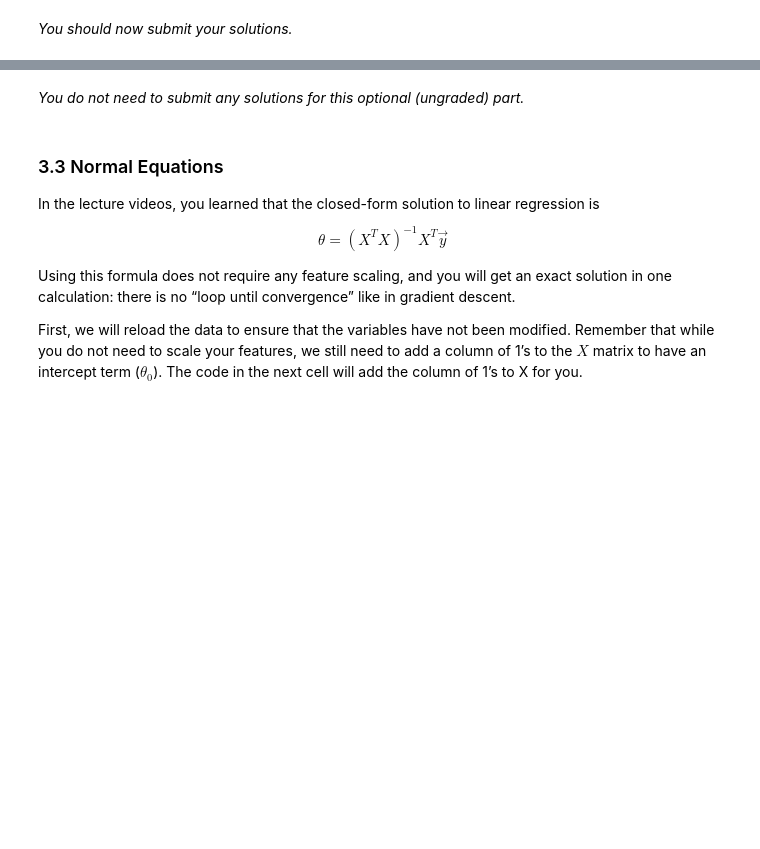
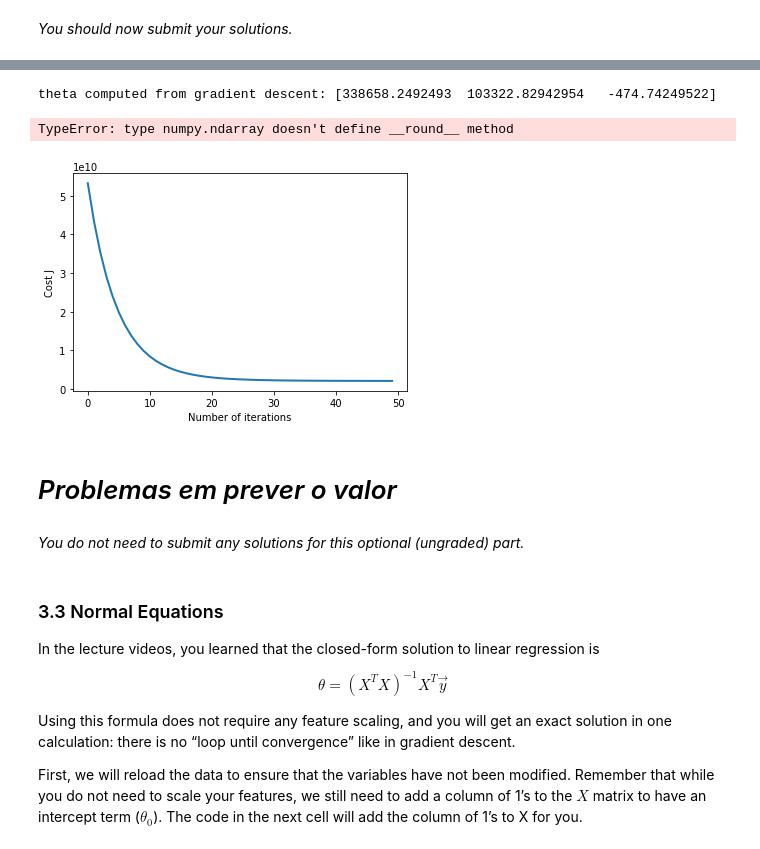
Before and after one commit to escobar-felipe/Curso_machine_learning, a Jupyter notebook: Exercise1/exercise1.ipynb, the cells around one changed output, grey strips where cells are left out. Saved outputs shown, nothing was run; the diff lists cells and outputs as text; code cells hidden in the pictures; blank space fills up the shorter version.

```diff
--- a/Exercise1/exercise1.ipynb
+++ b/Exercise1/exercise1.ipynb
@@ -624,11 +616,15 @@ def  featureNormalize(X):
     """
     # You need to set these values correctly
     X_norm = X.copy()
-    mu = np.zeros(X.shape[1])
-    sigma = np.zeros(X.shape[1])
+    mu    = np.zeros((1, X.shape[1]))
+    sigma = np.zeros((1, X.shape[1]))
+
 
     # =========================== YOUR CODE HERE =====================
-
+    for i in range(X.shape[1]):
+        mu[:,i] = np.mean(X[:,i])
+        sigma[:,i] = np.std(X[:,i])
+        X_norm[:,i] = (X[:,i] - float(mu[:,i]))/float(sigma[:,i])
 
     # ================================================================
     return X_norm, mu, sigma
@@ -713,8 +721,10 @@ def computeCostMulti(X, y, theta):
     J = 0
 
     # ======================= YOUR CODE HERE ===========================
-
-
+    #J = 1 / (2*m) * np.dot((np.dot(X, theta) - y).T, (np.dot(X,theta)-y))
+    h = np.dot(X, theta)
+    erro_quad = np.power(h - y,2)
+    J = 1 / (2*m) * np.sum(erro_quad)
     # ==================================================================
     return J
 # %% [markdown]
@@ -772,8 +787,8 @@ def gradientDescentMulti(X, y, theta, alpha, num_iters):
 
     for i in range(num_iters):
         # ======================= YOUR CODE HERE ==========================
-
-
+        h = np.dot(X, theta)
+        theta = theta - alpha*(1.0/m) * np.dot(X.T ,(h - y.T))
         # =================================================================
 
         # save the cost J in every iteration
@@ -829,38 +844,44 @@ After that, try running gradient descent with different values of
 alpha and see which one gives you the best result.
 
 Finally, you should complete the code at the end to predict the price
 of a 1650 sq-ft, 3 br house.
 
 Hint
 ----
 At prediction, make sure you do the same feature normalization.
 """
 # Choose some alpha value - change this
 alpha = 0.1
-num_iters = 400
+num_iters = 50
 
 # init theta and run gradient descent
 theta = np.zeros(3)
 theta, J_history = gradientDescentMulti(X, y, theta, alpha, num_iters)
 
 # Plot the convergence graph
 pyplot.plot(np.arange(len(J_history)), J_history, lw=2)
 pyplot.xlabel('Number of iterations')
 pyplot.ylabel('Cost J')
 
 # Display the gradient descent's result
 print('theta computed from gradient descent: {:s}'.format(str(theta)))
 
 # Estimate the price of a 1650 sq-ft, 3 br house
 # ======================= YOUR CODE HERE ===========================
 # Recall that the first column of X is all-ones.
 # Thus, it does not need to be normalized.
-
-price = 0   # You should change this
-
+X2 = np.array([[1,1650,3]])
+X2 ,mu2 ,sigma2 = featureNormalize(test)
+price = (np.dot(X2, theta))# You should change this
 # ===================================================================
 
-print('Predicted price of a 1650 sq-ft, 3 br house (using gradient descent): ${:.0f}'.format(price))
+print('Predicted price of a 1650 sq-ft, 3 br house (using gradient descent): $'+str(round(price)))
+# %% [output]
+theta computed from gradient descent: [338658.2492493  103322.82942954   -474.74249522]
+TypeError: type numpy.ndarray doesn't define __round__ method
+[figure, added]
+# %% [markdown]
+# *Problemas em prever o valor*
 # %% [markdown]
 *You do not need to submit any solutions for this optional (ungraded) part.*
 # %% [markdown]
```
Also changed, not shown: parts of 15 cells of this notebook.
